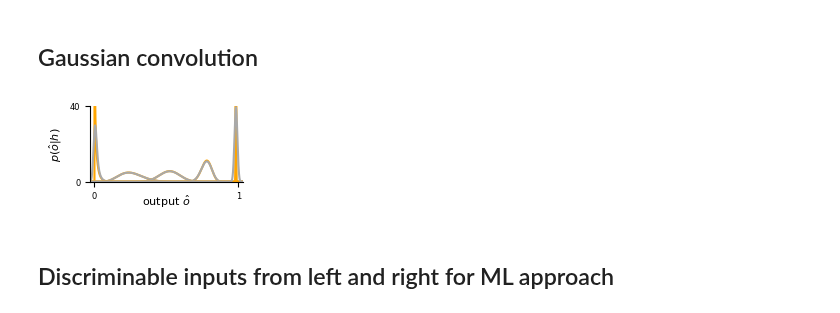
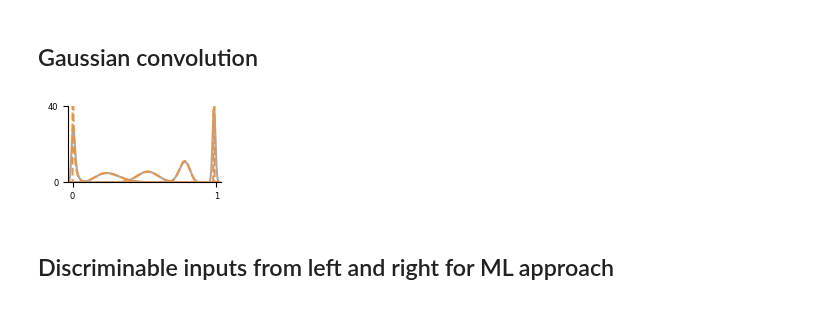
Before and after one commit to sahelazizpour/Finite-Observation-Dynamic-Range, a Jupyter notebook: 6_plot_worklow.ipynb, the cells around one changed output. Saved outputs shown, nothing was run; the diff lists cells and outputs as text; code cells hidden in the pictures.

```diff
--- a/6_plot_worklow.ipynb
+++ b/6_plot_worklow.ipynb
@@ -236,7 +248,7 @@ for h in example_hs:
     # simulation data with T=10^4
     x,hist = sim_hist[h][10000]
     # plot histogram as bar plot
-    axes[0].fill_between(x, hist/np.sum(hist)*params["N"], alpha=1, color=window_colors[4])
+    #axes[0].fill_between(x, hist/np.sum(hist)*params["N"], alpha=1, color=window_colors[4])
 
     # analytic solution (mean-field)
     pmf = np.zeros_like(x)
@@ -246,8 +258,8 @@ for h in example_hs:
     pmf[idx] = 1
     axes[0].plot(x, pmf*params["N"], color='black')
 
-axes[0].set_xlabel(r"output $\hat{o}$", labelpad=-5)
-axes[0].set_ylabel(r"$p(\hat{o}|h)$")
+# axes[0].set_xlabel(r"output $\hat{o}$", labelpad=-5)
+# axes[0].set_ylabel(r"$p(\hat{o}|h)$")
 axes[0].set_xlim(-3*params["sigma"], (1 + 3*params["sigma"]))
 axes[0].set_ylim(ylim_distribution)
 axes[0].set_xticks(xticks_distribution)
@@ -271,15 +283,15 @@ N = params["N"]
 for h in example_hs:
     # simulation data with T=1
     x,hist = sim_hist[h][100]
-    # plot histogram as bar plot
-    axes[0].fill_between(x, hist/np.sum(hist)*params["N"], alpha=1, color=window_colors[2])
+    # plot histogram as filled area
+    axes[0].fill_between(x, hist/np.sum(hist)*params["N"], alpha=0.2, color=window_colors[2], rasterized=True)
 
-    # analytic solution
+    # ML solution
     pmf = ml_pmf(100, lam_focus, h)
-    axes[0].plot(ml_support[1:], pmf*params["N"], color='black')
+    axes[0].plot(ml_support[1:], pmf*params["N"], color=window_colors[2], linestyle='--')
 
-axes[0].set_xlabel(r"output $\hat{o}$", labelpad=-5)
-axes[0].set_ylabel(r"$p(\hat{o}|h)$")
+# axes[0].set_xlabel(r"output $\hat{o}$", labelpad=-5)
+# axes[0].set_ylabel(r"$p(\hat{o}|h)$")
 axes[0].set_xlim(-3*params["sigma"], (1 + 3*params["sigma"]))
 axes[0].set_ylim(ylim_distribution)
 axes[0].set_xticks(xticks_distribution)
@@ -304,16 +316,16 @@ for h in example_hs:
     # simulation data with T=1
     x,hist = sim_hist[h][1]
     # plot histogram as bar plot
-    axes[0].fill_between(x, hist/np.sum(hist)*params["N"], alpha=1, color=window_colors[0])
+    axes[0].fill_between(x, hist/np.sum(hist)*params["N"], alpha=0.7, color=window_colors[0], rasterized=True)
 
     # analytic solution
     x, pmf = fp_pmf(lam_focus, h)
     x = np.insert(x,0,-1)
     pmf = np.insert(pmf,0,0)
-    axes[0].plot(x/params["N"], pmf*params["N"], color='black')
+    axes[0].plot(x/params["N"], pmf*params["N"], color='black', linestyle='dotted')
 
-axes[0].set_xlabel(r"output $\hat{o}$", labelpad=-5)
-axes[0].set_ylabel(r"$p(\hat{o}|h)$")
+# axes[0].set_xlabel(r"output $\hat{o}$", labelpad=-5)
+# axes[0].set_ylabel(r"$p(\hat{o}|h)$")
 axes[0].set_xlim(-3*params["sigma"], (1 + 3*params["sigma"]))
 axes[0].set_ylim(ylim_distribution)
 axes[0].set_xticks(xticks_distribution)
@@ -387,31 +413,35 @@ figb.savefig("./figures/fig_methods_MLapprox_b.pdf", **kwargs_distribution)
 # %%
 # plot neural network approximation for the selected h values together with the convolution with the normal distribution
 fig, ax = plt.subplots(1, 1, figsize=figsize_distribution)
 axes = [ax]
 N = params["N"]
 
 for h in example_hs:
-    # network activity
-    pmf = ml_pmf(window=win_focus, h=h, lam=lam_focus)
-    axes[0].plot(ml_support[1:], pmf*params["N"], color=window_colors[2])
-
     # Gaussian convolution
     pmf = ml_pmf_noisy(window=win_focus, h=h, lam=lam_focus)
     axes[0].plot(ml_support, pmf*params["N"], color='darkgrey')
-axes[0].set_xlabel(r"output $\hat{o}$", labelpad=-5)
-axes[0].set_ylabel(r"$p(\hat{o}|h)$")
+
+    # network activity
+    pmf = ml_pmf(window=win_focus, h=h, lam=lam_focus)
+    axes[0].plot(ml_support[1:], pmf*params["N"], linestyle='--', color=window_colors[2])
+
+# axes[0].set_xlabel(r"output $\hat{o}$", labelpad=-5)
+# axes[0].set_ylabel(r"$p(\hat{o}|h)$")
 axes[0].set_xlim(-3*params["sigma"], (1 + 3*params["sigma"]))
 axes[0].set_ylim(ylim_distribution)
 axes[0].set_xticks(xticks_distribution)
 axes[0].set_yticks(yticks_distribution)
 # remove top and right spines
 axes[0].spines['top'].set_visible(False)
 axes[0].spines['right'].set_visible(False)
 plt.show()
 # save as pdf
+if not with_labels:
+    axes[0].set_xlabel("")
+    axes[0].set_ylabel("")
 fig.savefig("./figures/fig_methods_gaussian_convolution.pdf", **kwargs_distribution)
 # %% [output]
-[figure, old version]
+[figure, new version]
 # %% [markdown]
 ## Discriminable inputs from left and right for ML approach
 # %%
```
Also changed, not shown: parts of 7 cells of this notebook, 1 other file.
